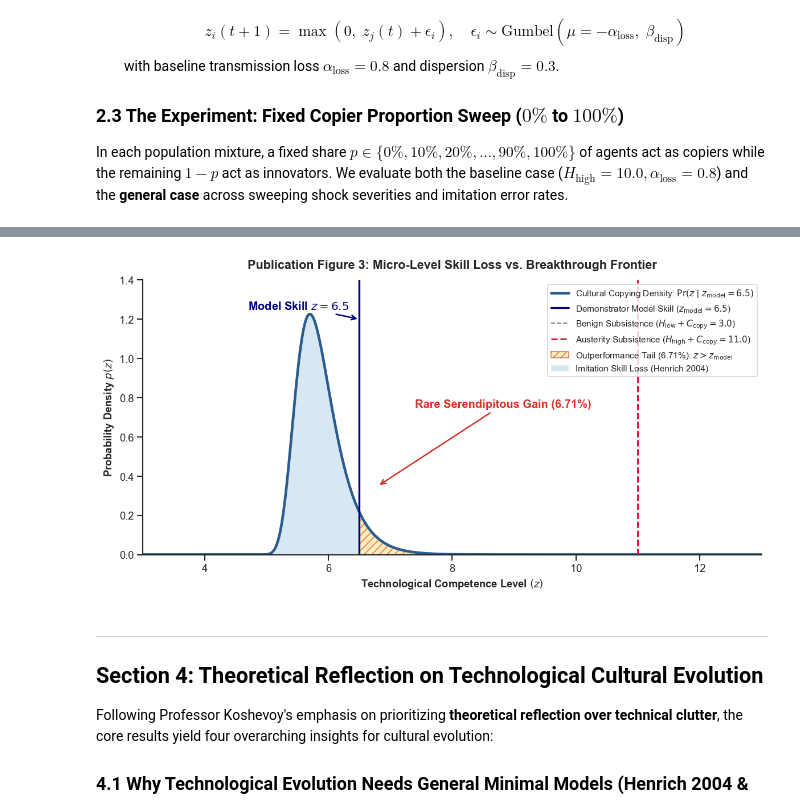
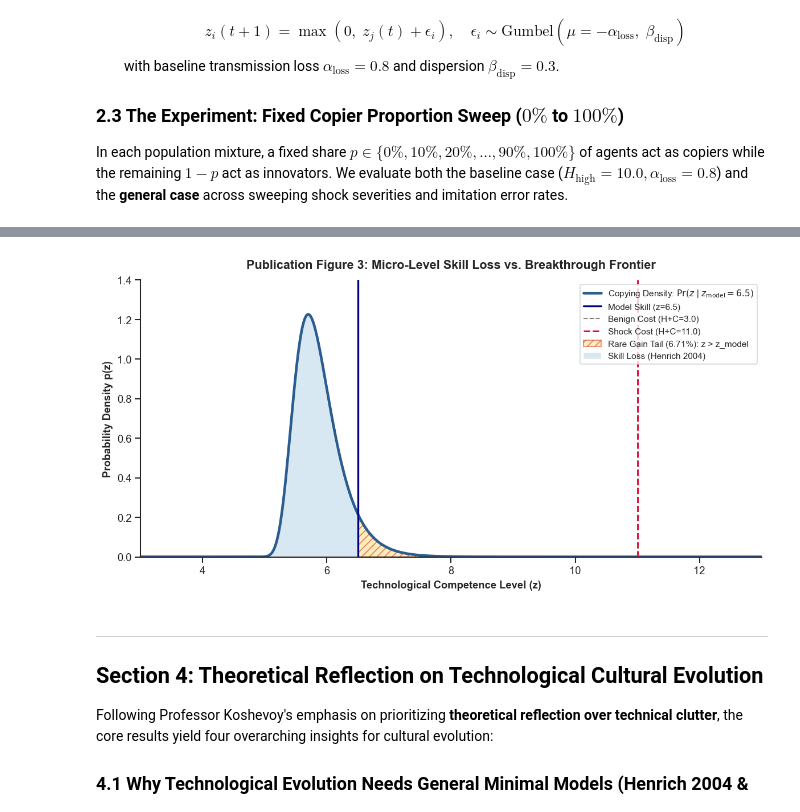
Before and after one commit to rares8283682/cultural-evolution-efficiency, a Jupyter notebook: cultural_evolution_project.ipynb, the cells around one changed output, grey strips where cells are left out. Drawn from its saved outputs; the diff is of its cells as text; code cells hidden in the pictures.

```diff
--- a/cultural_evolution_project.ipynb
+++ b/cultural_evolution_project.ipynb
@@ -696,0 +140,12 @@ plt.show()
+# %%
+def copy_peers(skills, n_copiers, rng, prestige=PRESTIGE, loss_mu=LOSS_MU, loss_beta=LOSS_BETA):
+    # Weight demonstrators by their relative skill (prestige bias)
+    shifted = skills - np.min(skills) + 1e-4
+    weights = shifted ** prestige
+    total = np.sum(weights)
+    probs = weights / total if total > 0 else np.ones(len(skills)) / len(skills)
+
+    # Pick demonstrators and apply Henrich's asymmetric Gumbel noise
+    chosen = rng.choice(len(skills), size=n_copiers, p=probs, replace=True)
+    noise = rng.gumbel(loc=-loss_mu, scale=loss_beta, size=n_copiers)
+    return np.maximum(0.0, skills[chosen] + noise)
@@ -751,45 +395,31 @@ Computing 2D General Case Phase Diagrams (Harshness & Gumbel Skill Loss)...
 # %%
-# Code Block 5: Publication Figure 3 — Henrich Gumbel Copying vs. Innovation Discovery
 fig, ax = plt.subplots(figsize=(10, 5.2))
 z_grid = np.linspace(2.0, 14.0, 1000)
+z_model = 6.5
+pdf = stats.gumbel_r.pdf(z_grid, loc=z_model - LOSS_MU, scale=LOSS_BETA)
 
-z_model = 6.5
-gumbel_loc = z_model - 0.8
-gumbel_scale = 0.3
-gumbel_pdf = stats.gumbel_r.pdf(z_grid, loc=gumbel_loc, scale=gumbel_scale)
+ax.plot(z_grid, pdf, color="#2b5c8f", lw=2.8, label=r"Copying Density: $\Pr(z \mid z_{\text{model}}=6.5)$")
+ax.axvline(z_model, color="navy", linestyle="-", lw=2.0, label="Model Skill (z=6.5)")
+ax.axvline(H_LOW + COST_COPY, color="gray", linestyle="--", lw=1.2, label="Benign Cost (H+C=3.0)")
+ax.axvline(H_HIGH + COST_COPY, color="crimson", linestyle="--", lw=1.8, label="Shock Cost (H+C=11.0)")
 
-ax.plot(z_grid, gumbel_pdf, color="#2b5c8f", lw=2.8,
-        label=r"Cultural Copying Density: $\Pr(z \mid z_{\text{model}}=6.5)$")
-ax.axvline(z_model, color="navy", linestyle="-", lw=2.0, label=r"Demonstrator Model Skill ($z_{\text{model}}=6.5$)")
-ax.axvline(2.0 + 1.0, color="gray", linestyle="--", lw=1.2, label=r"Benign Subsistence ($H_{\text{low}}+C_{\text{copy}}=3.0$)")
-ax.axvline(10.0 + 1.0, color="crimson", linestyle="--", lw=1.8, label=r"Austerity Subsistence ($H_{\text{high}}+C_{\text{copy}}=11.0$)")
-
-hatched_mask = (z_grid >= z_model)
-ax.fill_between(z_grid[hatched_mask], 0, gumbel_pdf[hatched_mask],
+ax.fill_between(z_grid[z_grid >= z_model], 0, pdf[z_grid >= z_model],
                 hatch="///", facecolor="#fee08b", edgecolor="#d73027", alpha=0.6,
-                label=r"Outperformance Tail (6.71%): $z > z_{\text{model}}$")
-
+                label="Rare Gain Tail (6.71%): z > z_model")
 loss_mask = (z_grid < z_model) & (z_grid >= 3.0)
-ax.fill_between(z_grid[loss_mask], 0, gumbel_pdf[loss_mask],
-                facecolor="#91bfdb", alpha=0.35, label="Imitation Skill Loss (Henrich 2004)")
+ax.fill_between(z_grid[loss_mask], 0, pdf[loss_mask], facecolor="#91bfdb", alpha=0.35, label="Skill Loss (Henrich 2004)")
 
 ax.set_title("Publication Figure 3: Micro-Level Skill Loss vs. Breakthrough Frontier", fontsize=13, fontweight="bold", pad=12)
-ax.set_xlabel("Technological Competence Level $(z)$", fontweight="bold")
-ax.set_ylabel("Probability Density $p(z)$", fontweight="bold")
+ax.set_xlabel("Technological Competence Level (z)", fontweight="bold")
+ax.set_ylabel("Probability Density p(z)", fontweight="bold")
 ax.set_xlim(3.0, 13.0)
 ax.set_ylim(0, 1.4)
-
-ax.annotate("Model Skill $z = 6.5$", xy=(z_model, 1.2), xytext=(z_model - 1.8, 1.25),
-            arrowprops=dict(arrowstyle="->", color="navy", lw=1.5), fontweight="bold", color="navy")
-ax.annotate("Rare Serendipitous Gain (6.71%)", xy=(6.8, 0.35), xytext=(7.4, 0.75),
-            arrowprops=dict(arrowstyle="->", color="#d73027", lw=1.5), fontweight="bold", color="#d73027")
-
 ax.legend(loc="upper right", frameon=True, fontsize=9.2)
 sns.despine(ax=ax)
 plt.tight_layout()
 plt.show()
 # %% [output]
-[figure, old version]
+[figure, new version]
 # %% [markdown]
 ---
 ## Section 4: Theoretical Reflection on Technological Cultural Evolution
```
Also changed, not shown: parts of 60 cells of this notebook, 1 other file.
